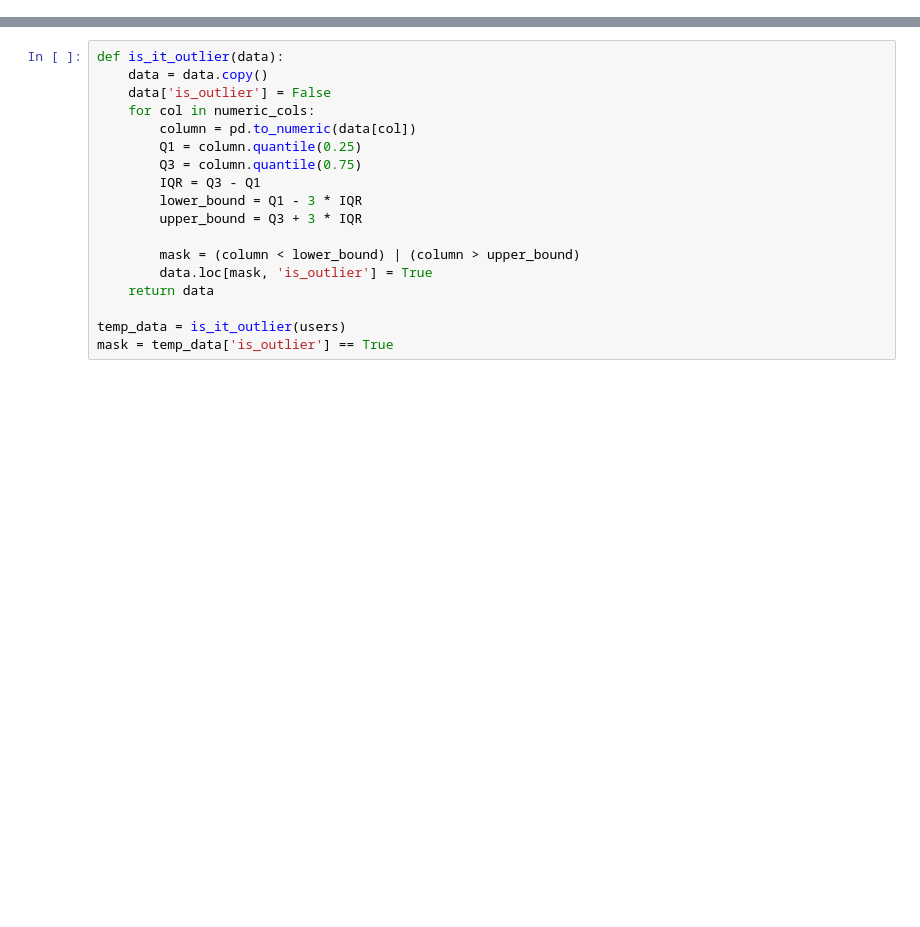
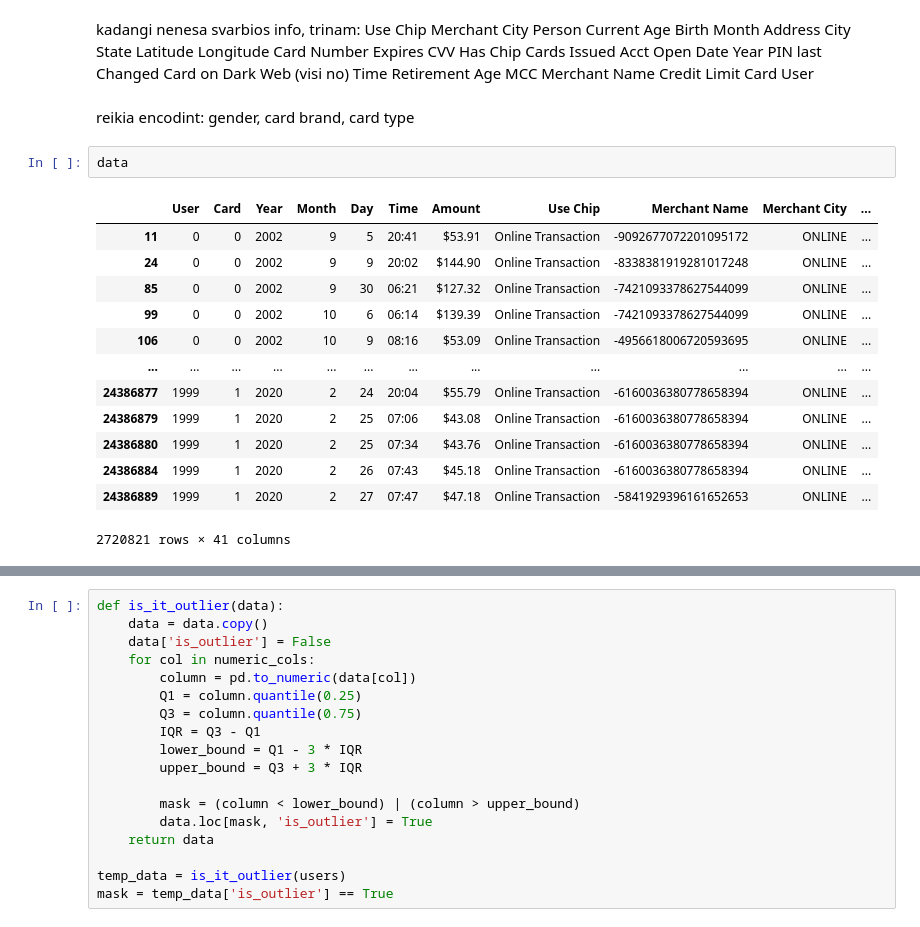
Before and after one commit to LivetaK/Fraud, a Jupyter notebook: data_preparation.ipynb, the cells around one changed output, grey strips where cells are left out. Drawn from its saved outputs; the diff is of its cells as text; blank space fills up the shorter version.

```diff
--- a/data_preparation.ipynb
+++ b/data_preparation.ipynb
@@ -59,0 +135,45 @@ transactions
+# %% [markdown]
+kadangi nenesa svarbios info, trinam:
+Use Chip
+Merchant City
+Person
+Current Age
+Birth Month
+Address
+City
+State
+Latitude
+Longitude
+Card Number
+Expires
+CVV
+Has Chip
+Cards Issued
+Acct Open Date
+Year PIN last Changed
+Card on Dark Web (visi no)
+Time
+Retirement Age
+MCC
+Merchant Name
+Credit Limit
+Card
+User
+# %% [markdown]
+reikia encodint: gender, card brand, card type
+# %%
+data
+# %% [output]
+|  | User | Card | Year | Month | Day | Time | Amount | Use Chip | Merchant Name | Merchant City | ... |
+| 11 | 0 | 0 | 2002 | 9 | 5 | 20:41 | $53.91 | Online Transaction | -9092677072201095172 | ONLINE | ... |
+| 24 | 0 | 0 | 2002 | 9 | 9 | 20:02 | $144.90 | Online Transaction | -8338381919281017248 | ONLINE | ... |
+| 85 | 0 | 0 | 2002 | 9 | 30 | 06:21 | $127.32 | Online Transaction | -7421093378627544099 | ONLINE | ... |
+| 99 | 0 | 0 | 2002 | 10 | 6 | 06:14 | $139.39 | Online Transaction | -7421093378627544099 | ONLINE | ... |
+| 106 | 0 | 0 | 2002 | 10 | 9 | 08:16 | $53.09 | Online Transaction | -4956618006720593695 | ONLINE | ... |
+| ... | ... | ... | ... | ... | ... | ... | ... | ... | ... | ... | ... |
+| 24386877 | 1999 | 1 | 2020 | 2 | 24 | 20:04 | $55.79 | Online Transaction | -6160036380778658394 | ONLINE | ... |
+| 24386879 | 1999 | 1 | 2020 | 2 | 25 | 07:06 | $43.08 | Online Transaction | -6160036380778658394 | ONLINE | ... |
+| 24386880 | 1999 | 1 | 2020 | 2 | 25 | 07:34 | $43.76 | Online Transaction | -6160036380778658394 | ONLINE | ... |
+| 24386884 | 1999 | 1 | 2020 | 2 | 26 | 07:43 | $45.18 | Online Transaction | -6160036380778658394 | ONLINE | ... |
+| 24386889 | 1999 | 1 | 2020 | 2 | 27 | 07:47 | $47.18 | Online Transaction | -5841929396161652653 | ONLINE | ... |
+2720821 rows × 41 columns
```
Also changed, not shown: parts of 42 cells of this notebook, 1 other file.
